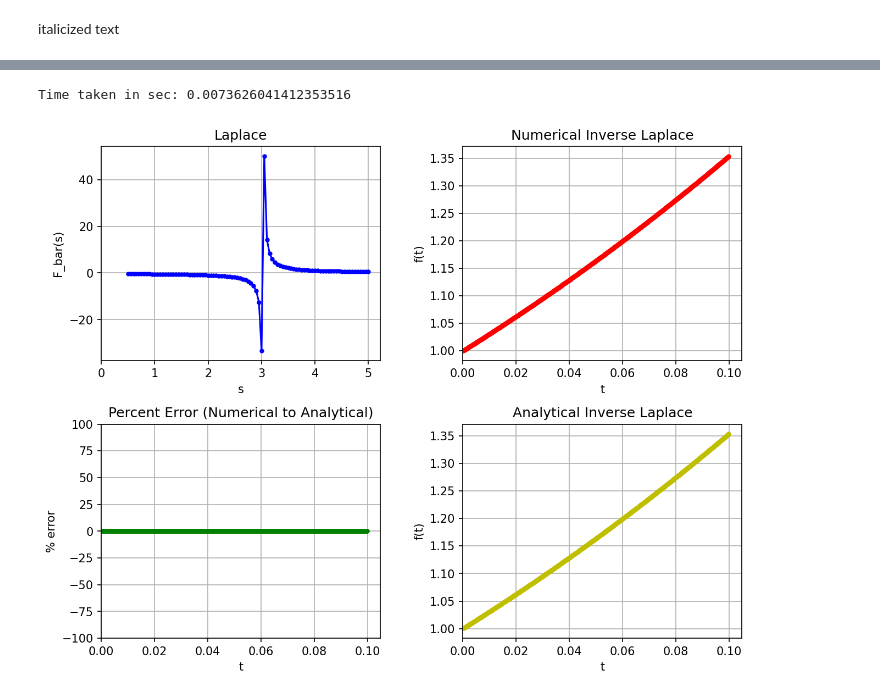
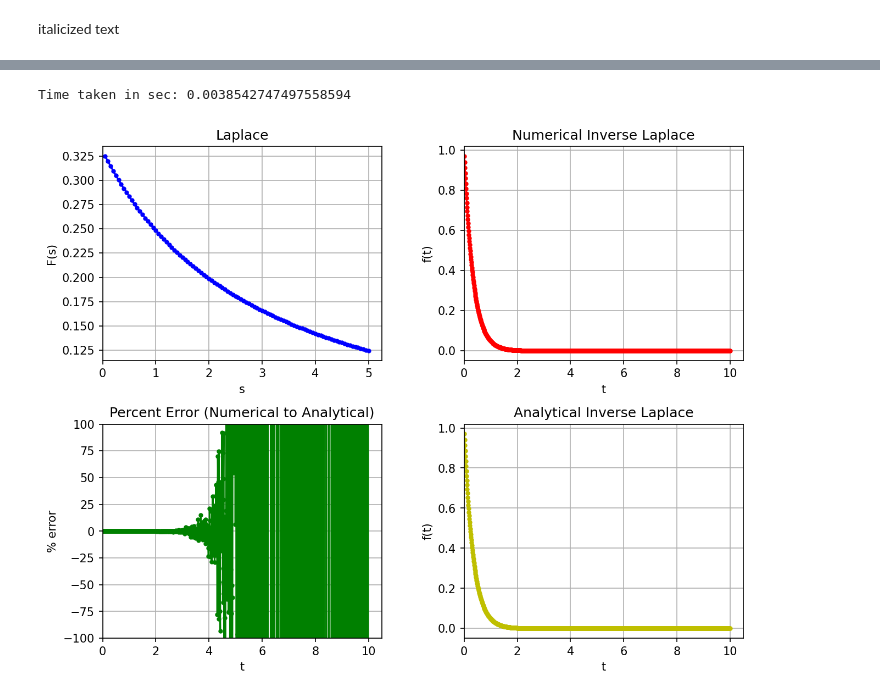
Before and after one commit to ryerrabelli/Yerrabelli-Spector-Poroelastic-Model-Code, a Jupyter notebook: src/colab.ipynb, the cells around one changed output, grey strips where cells are left out. Cells and saved outputs as stored; diff of their text form; code cells hidden in the pictures.

```diff
--- a/src/colab.ipynb
+++ b/src/colab.ipynb
@@ -228,23 +238,25 @@ value   0  0.007  ...  0.003  <staticmethod object at 0x...>
 # %%
 anal_offset = 1
 # inputting a value of time=0 doesn't error (just returns None/NaN), but takes longer (about 2x as much) on python; not really MATLAB though
 times=np.arange(0.1,100,0.1)/10000.0*10*anal_offset
-#times = np.arange(0.05, 5.05, 0.05)
+times=np.arange(0.1,100,0.1)/100.0*10*anal_offset
 
 #tm = TestModel2()
-a=3.03
+a=-3.03
+#func = lambda s: 1/(s-a)
 func = lambda s: 1/(s-a)
+inv_func_anal = lambda t: np.exp(a*t)
+
 input_times = times
 plot_times  = times
-func_name = {"t":"f(t)", "s":"F_bar(s)"}
+func_name = {"t":"f(t)", "s":"F(s)"}
 x_names   = {"t":"t", "s":"s"}
-s_vals = np.arange(0.5, 5.05, 0.05)
-inv_func_anal = lambda t: np.exp(a*t)
+s_vals = np.arange(0.05, 5.05, 0.05)
 input_times_anal = input_times /anal_offset
 plot_times_anal = plot_times /anal_offset
 
 
 fig=plotting.plot_laplace_analysis(func=func, func_name=func_name, x_names=x_names, s_vals=s_vals, input_times=input_times, plot_times=plot_times, input_times_anal=input_times_anal, plot_times_anal=plot_times_anal, inv_func_anal=inv_func_anal )
 # %% [output]
-Time taken in sec: 0.0073626041412353516
+Time taken in sec: 0.0038542747497558594
-[figure, old version]
+[figure, new version]
```
Also changed, not shown: parts of 7 cells of this notebook, 9 other files.
